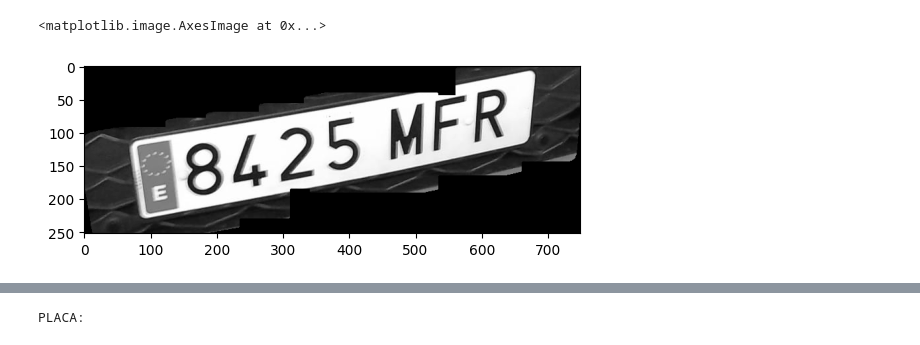
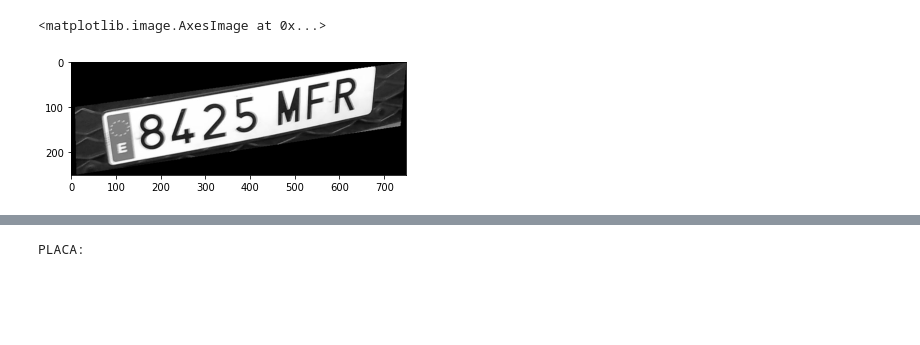
Before and after one commit to danielpaulisch/psiv2_matricules, a Jupyter notebook: dilate_contorns.ipynb, the cells around one changed output, grey strips where cells are left out. Drawn from its saved outputs; the diff is of its cells as text; code cells hidden in the pictures; blank space fills up the shorter version.

```diff
--- a/dilate_contorns.ipynb
+++ b/dilate_contorns.ipynb
@@ -120,7 +127,8 @@ x_dreta=x"""
 # %%
-plt.imshow(imagen_final[y_esquerra:y_esquerra+ancho,x_esquerra:x_esquerra+largo],cmap="gray")
+#plt.imshow(imagen_final[y_esquerra:y_esquerra+ancho,x_esquerra:x_esquerra+largo],cmap="gray")
-# %% [output]
-<matplotlib.image.AxesImage at 0x...>
-[figure, removed]
 # %%
 imagen_recortada=imagen_final[y_esquerra:y_esquerra+ancho,x_esquerra:x_esquerra+largo]
+plt.imshow(imagen_recortada,cmap="gray")
+# %% [output]
+<matplotlib.image.AxesImage at 0x...>
+[figure, added]
```
Also changed, not shown: parts of 14 cells of this notebook.
